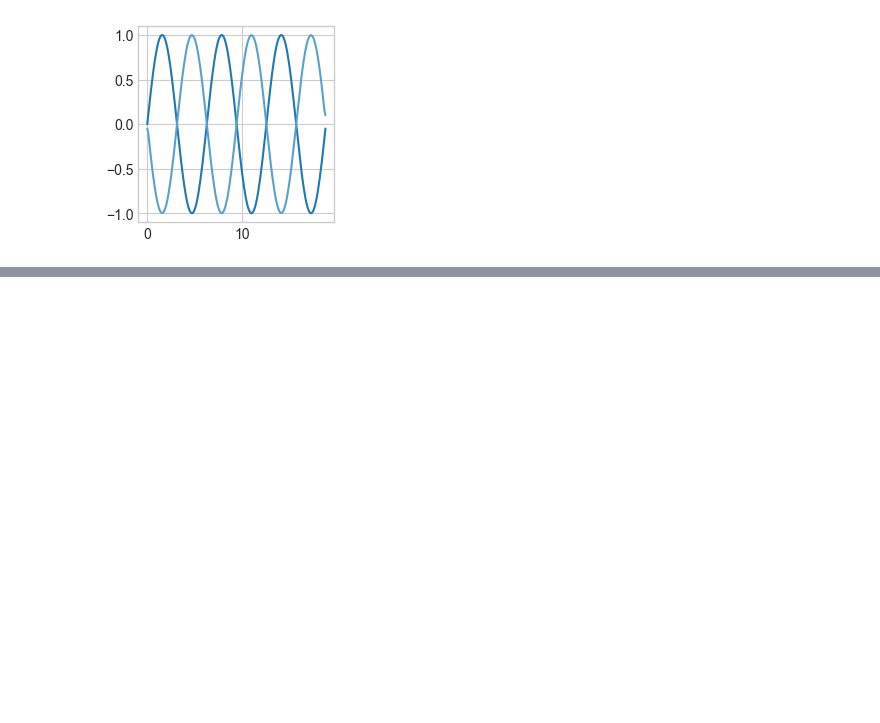
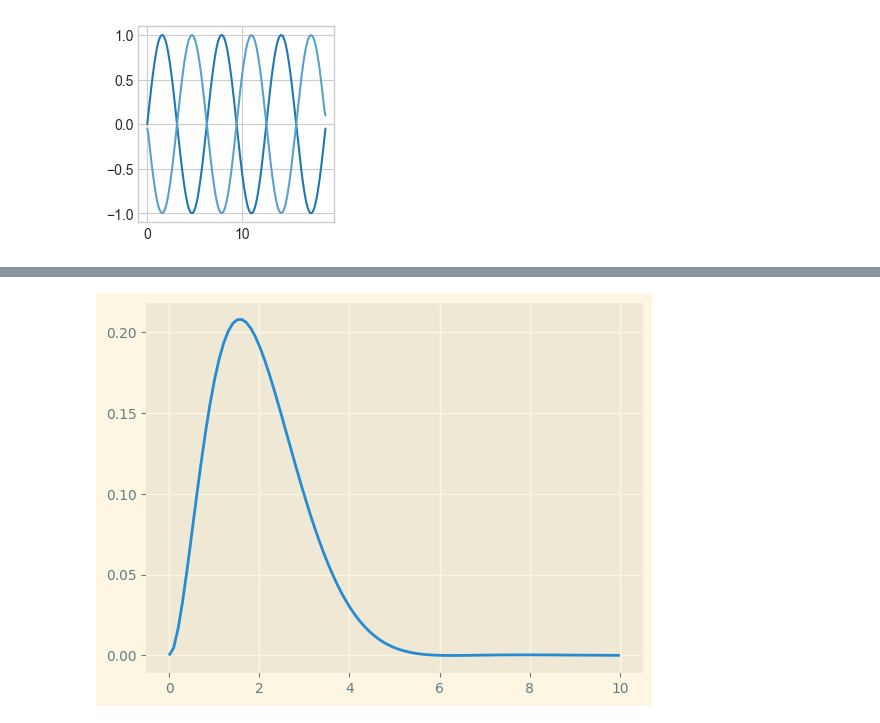
Before and after one commit to zodwick/SC-Lab-Questions-MEC, a Jupyter notebook: questuin.ipynb, the cells around one changed output, grey strips where cells are left out. Saved outputs shown, nothing was run; the diff lists cells and outputs as text; code cells hidden in the pictures; blank space fills up the shorter version.

```diff
--- a/questuin.ipynb
+++ b/questuin.ipynb
@@ -232,0 +384,11 @@ plt.show()
+# %%
+def modal(u,t):
+    return (u[1],math.exp(-t)-2*u[1]-2*u[0])
+
+x0=[0,0]
+t=np.linspace(0,10,100)
+res=scipy.integrate.odeint(modal,x0,t)
+plt.plot(t,res[:,0])
+plt.show()
+# %% [output]
+[figure, added]
```
Also changed, not shown: parts of 8 cells of this notebook.
